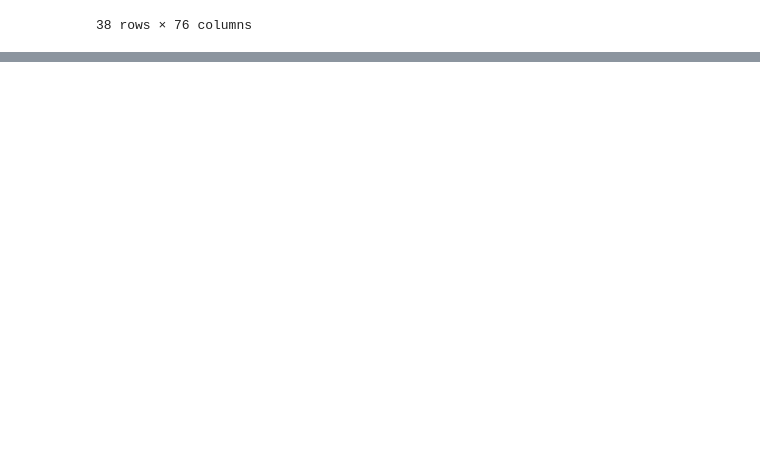
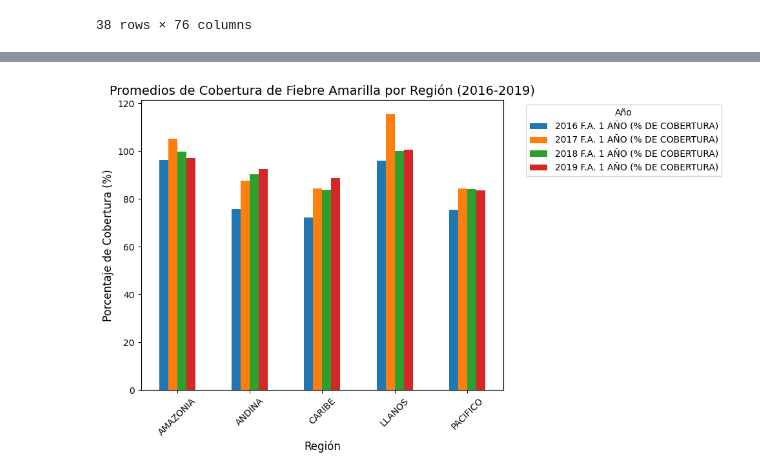
Before and after one commit to NataliaVillegasC/Proyecto2-BI, a Jupyter notebook: FiebreAmarilla2Question.ipynb, the cells around one changed output, grey strips where cells are left out. Cells and saved outputs as stored; diff of their text form; code cells hidden in the pictures; blank space fills up the shorter version.

```diff
--- a/FiebreAmarilla2Question.ipynb
+++ b/FiebreAmarilla2Question.ipynb
@@ -145,3 +145,22 @@ fiebre
 | 35 | VAUPES | 878 | 850 | 96.8 | 862 | ... |
 | 36 | VICHADA | 1875 | 1158 | 61.8 | 1871 | ... |
 | 37 | TOTAL | 745582 | 574664 | 77.1 | 735492 | ... |
+# %%
+# Agrupar por región y calcular el promedio por año
+promedios_por_region = fiebre.groupby('REGION').mean(numeric_only=True)[[
+    '2016 Población de 1 Año (Meta Programática)',
+    '2016 F.A. 1 AÑO (U.Dósis)',
+    '2016 F.A. 1 AÑO (% DE COBERTURA)',
+    '2017 Población de 1 Año (Meta Programática)',
+    '2017 F.A. 1 AÑO (U.Dósis)',
+    '2017 F.A. 1 AÑO (% DE COBERTURA)',
+    '2018 Población de 1 Año (Meta Programática)',
+    '2018 F.A. 1 AÑO (U.Dósis)',
+    '2018 F.A. 1 AÑO (% DE COBERTURA)',
+    '2019 Población de 1 Año (Meta Programática)',
+    '2019 F.A. 1 AÑO (U.Dósis)',
+    '2019 F.A. 1 AÑO (% DE COBERTURA)'
+]]
+
+# Mostrar los resultados
+promedios_por_region.style.format("{:.2f}").set_caption("Promedios por Región")
@@ -147,0 +176,19 @@ fiebre
+# %%
+# Crear una gráfica de barras para los promedios por región
+promedios_por_region[['2016 F.A. 1 AÑO (% DE COBERTURA)',
+                      '2017 F.A. 1 AÑO (% DE COBERTURA)',
+                      '2018 F.A. 1 AÑO (% DE COBERTURA)',
+                      '2019 F.A. 1 AÑO (% DE COBERTURA)']].plot(kind='bar', figsize=(10, 6))
+
+# Configurar etiquetas y título
+plt.title('Promedios de Cobertura de Fiebre Amarilla por Región (2016-2019)', fontsize=14)
+plt.xlabel('Región', fontsize=12)
+plt.ylabel('Porcentaje de Cobertura (%)', fontsize=12)
+plt.xticks(rotation=45)
+plt.legend(title='Año', bbox_to_anchor=(1.05, 1), loc='upper left')
+
+# Mostrar la gráfica
+plt.tight_layout()
+plt.show()
+# %% [output]
+[figure, added]
```
Also changed, not shown: parts of 2 cells of this notebook, 1 other file.
